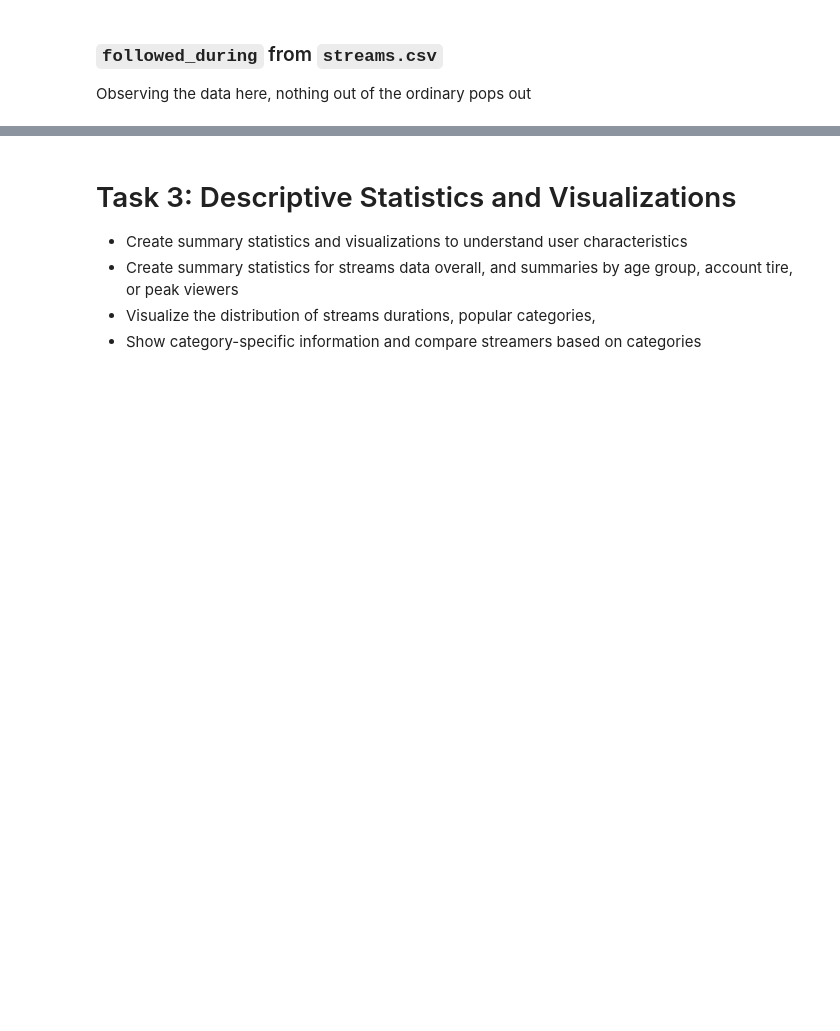
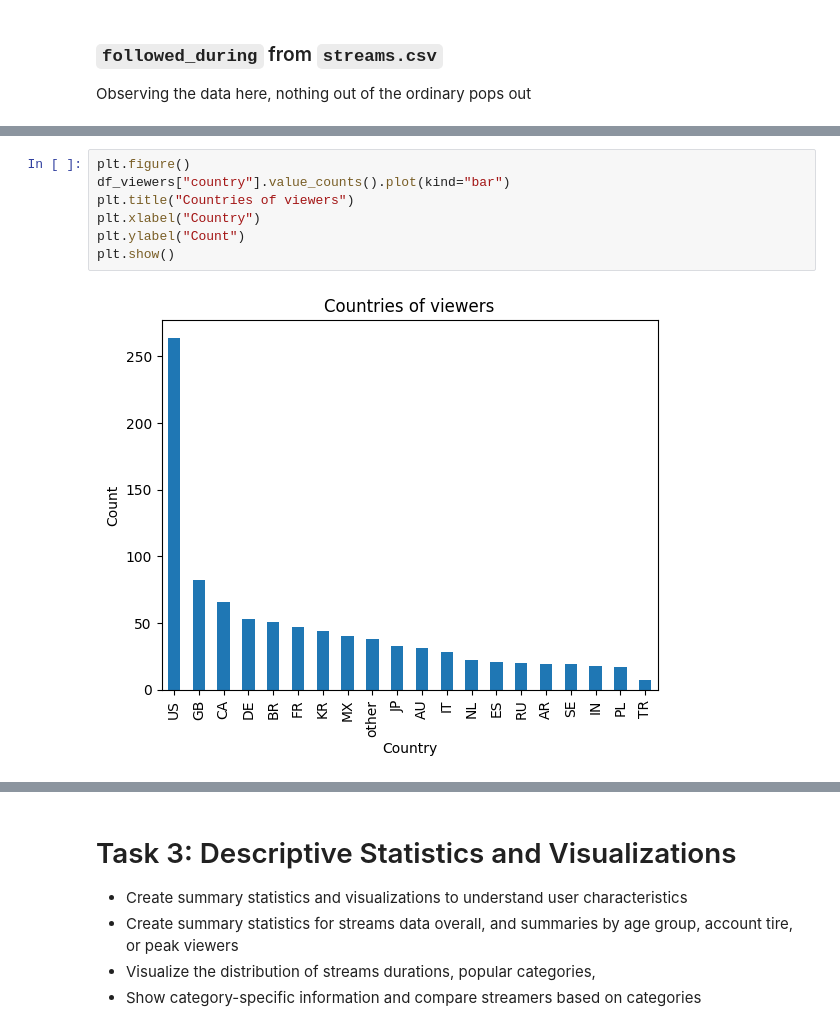
Before and after one commit to atifmmahmud/mahmud_atif_Assignment01, a Jupyter notebook: iat461_a1_atifm.ipynb, the cells around one changed output, grey strips where cells are left out. Saved outputs shown, nothing was run; the diff lists cells and outputs as text; blank space fills up the shorter version.

```diff
--- a/iat461_a1_atifm.ipynb
+++ b/iat461_a1_atifm.ipynb
@@ -479,0 +497,9 @@ Number of missing values in category column in streams is  50
+# %%
+plt.figure()
+df_viewers["country"].value_counts().plot(kind="bar")
+plt.title("Countries of viewers")
+plt.xlabel("Country")
+plt.ylabel("Count")
+plt.show()
+# %% [output]
+[figure, added]
```
Also changed, not shown: parts of 10 cells of this notebook.
